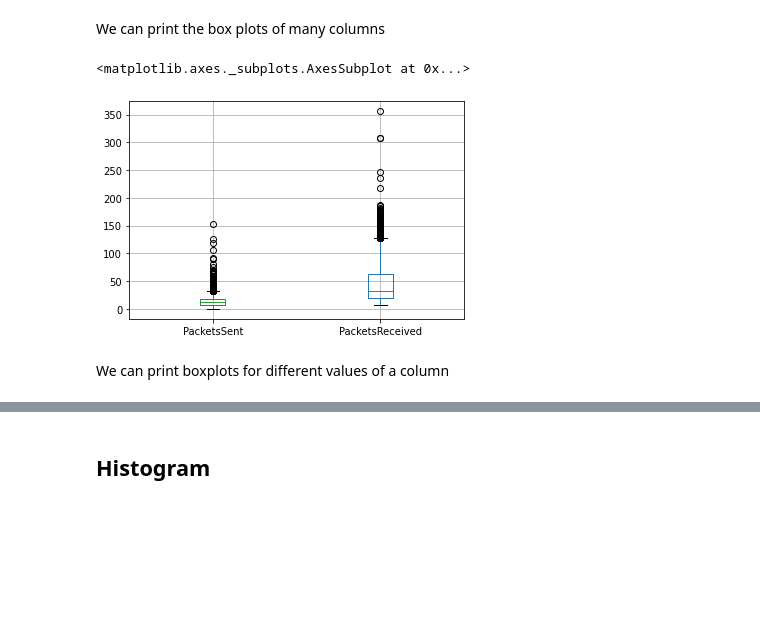
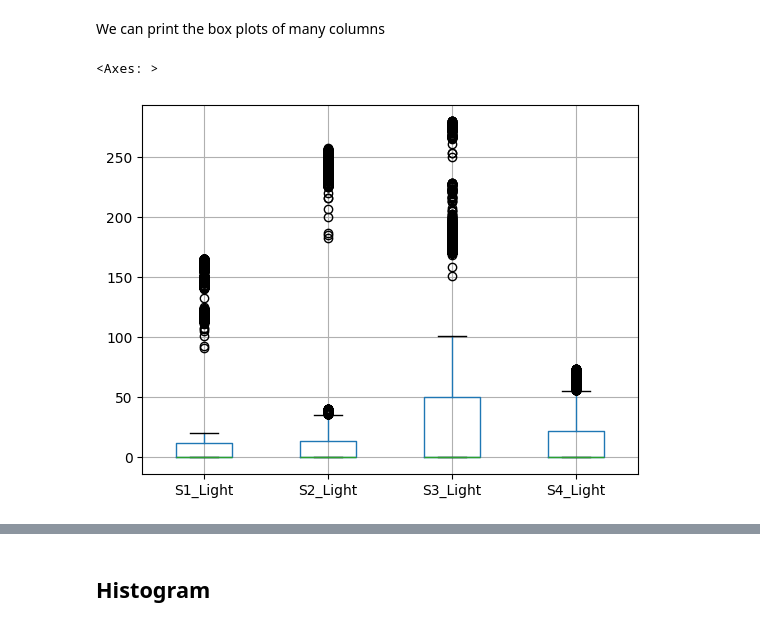
Before and after one commit to Wiame-raki/Room-Occupancy-Estimation, a Jupyter notebook: 01.introduction/a.exploration.ipynb, the cells around one changed output, grey strips where cells are left out. Drawn from its saved outputs; the diff is of its cells as text; code cells hidden in the pictures; blank space fills up the shorter version.

```diff
--- a/01.introduction/a.exploration.ipynb
+++ b/01.introduction/a.exploration.ipynb
@@ -20,7 +20,7 @@ os.chdir('/content/drive/My Drive/Your Folder Name')
 # %% [markdown]
 Load the dataset previously preprocessed. ...
 # %%
-df = pd.read_csv('/content/drive/MyDrive/Projet MAIA 12 - Room Occupancy Estimation/Occupancy_Estimation.csv')
+df = pd.read_csv('Occupancy_Estimation.csv')
 # %%
 df.head(n=11)
 # %% [output]
@@ -191,9 +152,7 @@ All points outside are considered **outliers**
 # %% [markdown]
 We can print the box plots of many columns
 # %%
-df.boxplot(column=['PacketsSent', 'PacketsReceived'])
+df.boxplot(column=['S1_Light', 'S2_Light', 'S3_Light' , 'S4_Light' ])
 # %% [output]
-<matplotlib.axes._subplots.AxesSubplot at 0x...>
+<Axes: >
-[figure, old version]
+[figure, new version]
-# %% [markdown]
-We can print boxplots for different values of a column
```
Also changed, not shown: parts of 30 cells of this notebook.
